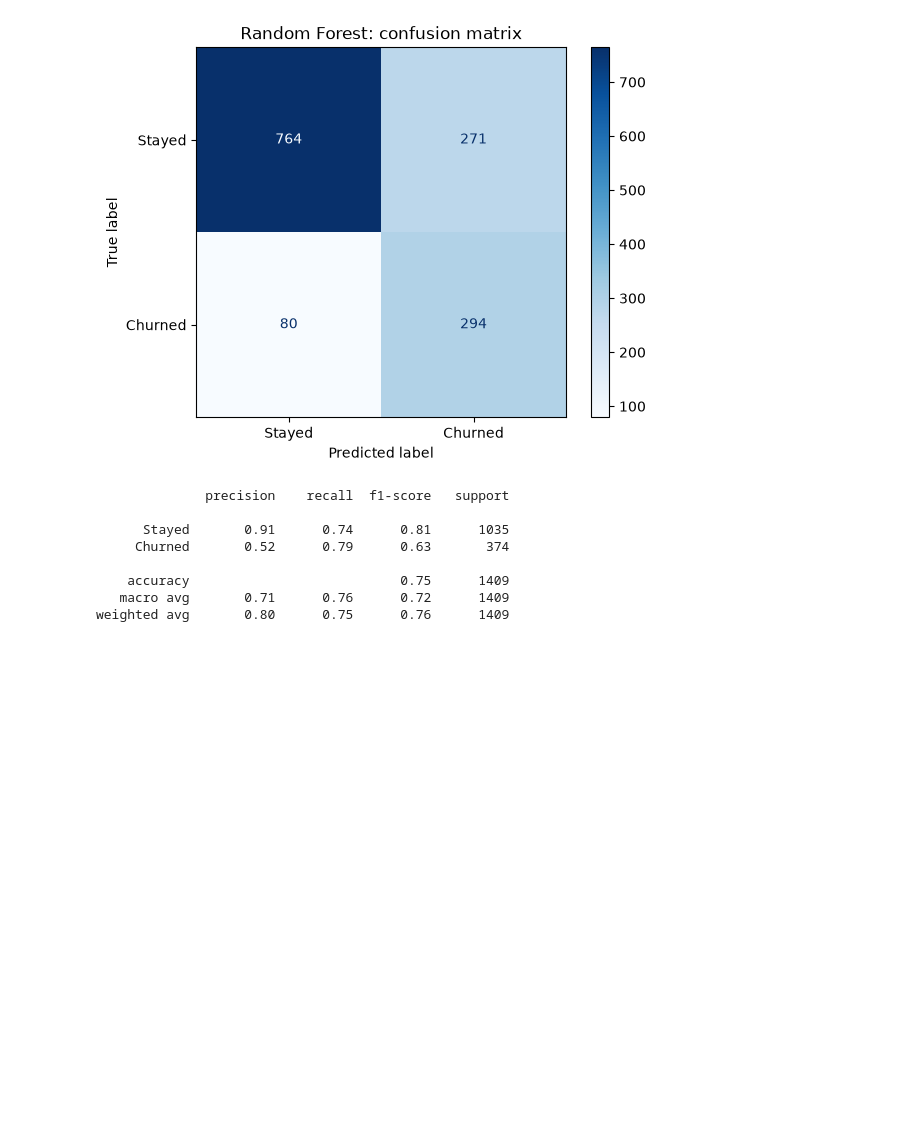
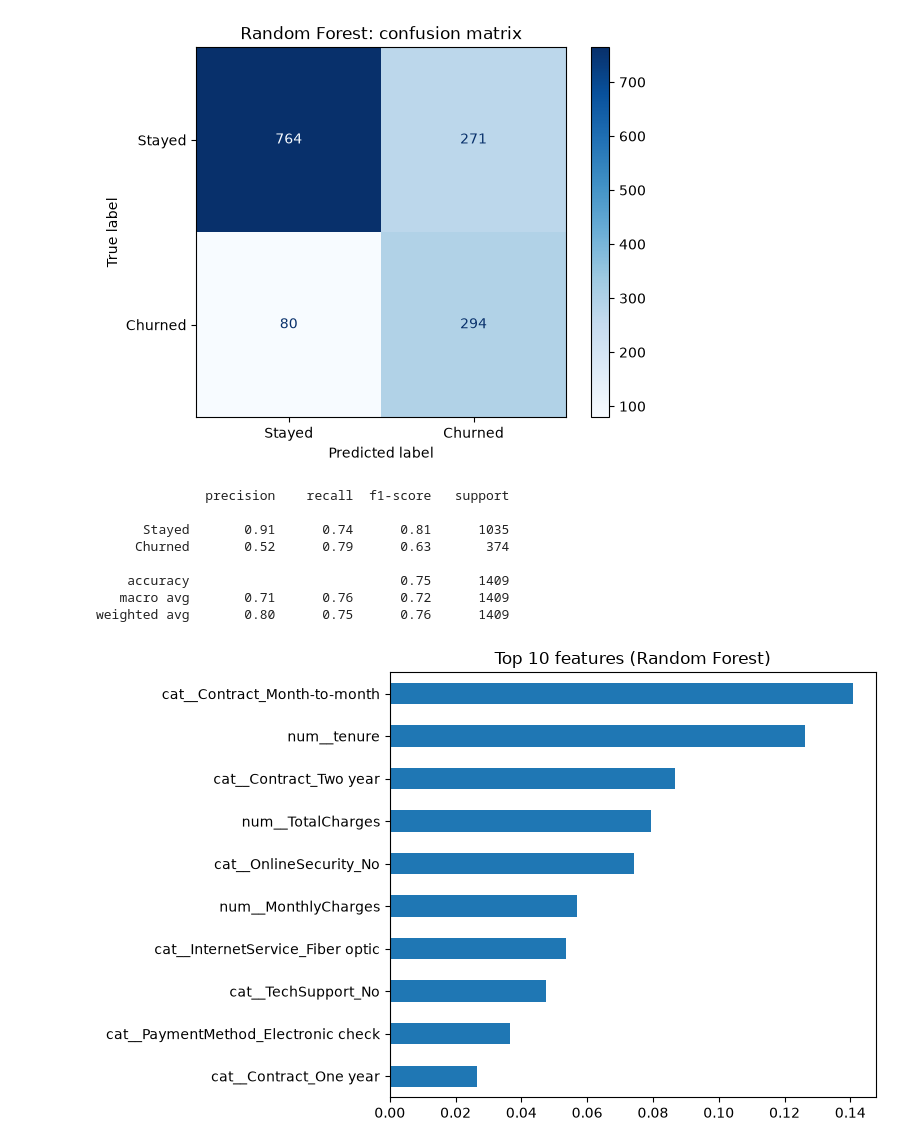
Before and after one commit to Bhaskar-Mehta/AI-ML-Internship, a Jupyter notebook: Week12_Capstone_CustomerChurnPrediction/capstone.ipynb, the cells around one changed output. Drawn from its saved outputs; the diff is of its cells as text; code cells hidden in the pictures; blank space fills up the shorter version.

```diff
--- a/Week12_Capstone_CustomerChurnPrediction/capstone.ipynb
+++ b/Week12_Capstone_CustomerChurnPrediction/capstone.ipynb
@@ -224,3 +224,14 @@ Final model: Random Forest
     accuracy                           0.75      1409
    macro avg       0.71      0.76      0.72      1409
 weighted avg       0.80      0.75      0.76      1409
+# %%
+est = final_model.named_steps["model"]
+names = final_model.named_steps["prep"].get_feature_names_out()
+imp = pd.Series(est.coef_[0] if hasattr(est, "coef_") else est.feature_importances_, index=names)
+top = imp.reindex(imp.abs().sort_values(ascending=False).index)[:10]
+
+top[::-1].plot(kind="barh", figsize=(8, 5), title=f"Top 10 features ({final_name})")
+plt.tight_layout()
+plt.show()
+# %% [output]
+[figure, added]
```
